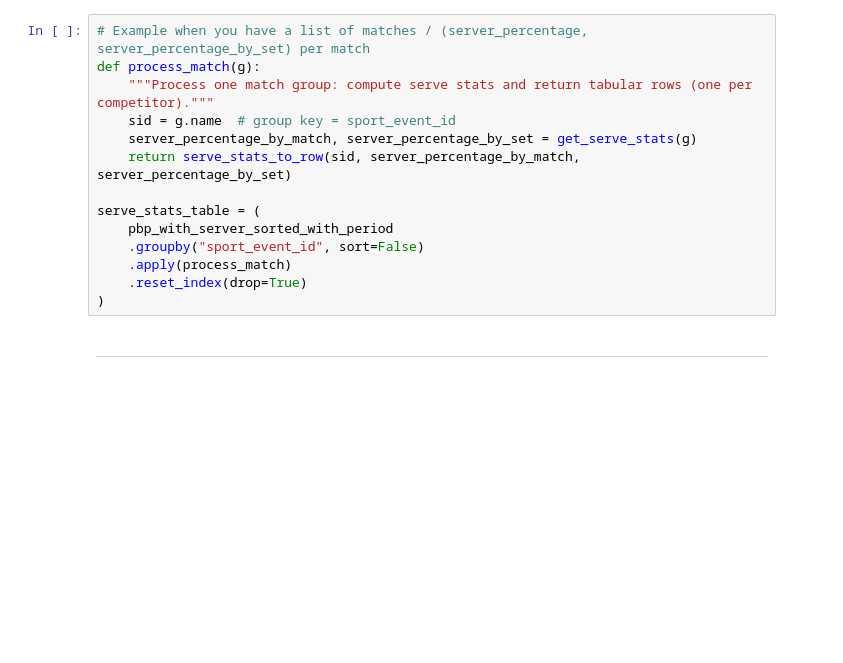
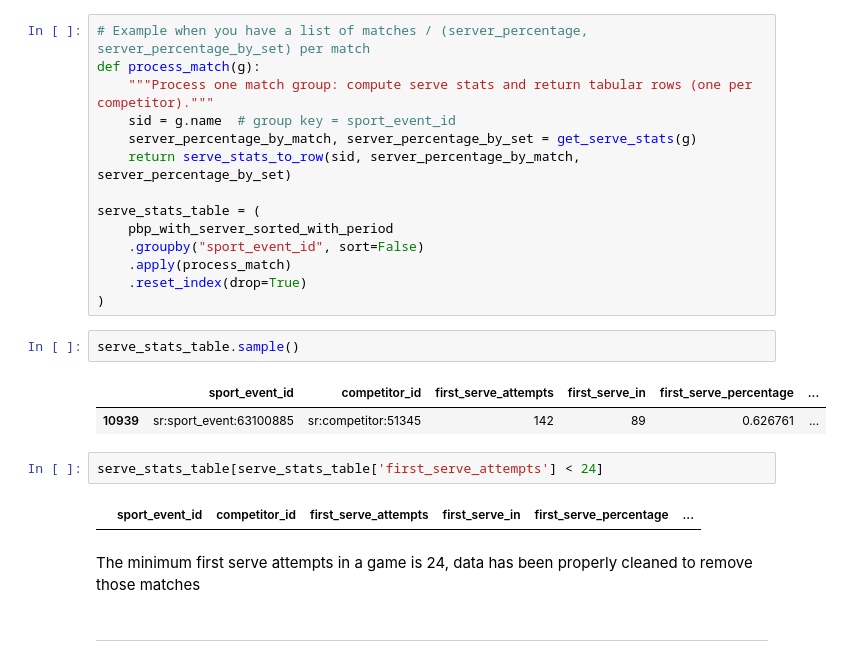
Before and after one commit to mattholden/tennis-origination, a Jupyter notebook: first_set_markets/first_serve_percentage.ipynb, the cells around one changed output. Drawn from its saved outputs; the diff is of its cells as text; blank space fills up the shorter version.

```diff
--- a/first_set_markets/first_serve_percentage.ipynb
+++ b/first_set_markets/first_serve_percentage.ipynb
@@ -357,5 +404,16 @@ serve_stats_table = (
     .apply(process_match)
     .reset_index(drop=True)
 )
+# %%
+serve_stats_table.sample()
+# %% [output]
+|  | sport_event_id | competitor_id | first_serve_attempts | first_serve_in | first_serve_percentage | ... |
+| 10939 | sr:sport_event:63100885 | sr:competitor:51345 | 142 | 89 | 0.626761 | ... |
+# %%
+serve_stats_table[serve_stats_table['first_serve_attempts'] < 24]
+# %% [output]
+|  | sport_event_id | competitor_id | first_serve_attempts | first_serve_in | first_serve_percentage | ... |
+# %% [markdown]
+The minimum first serve attempts in a game is 24, data has been properly cleaned to remove those matches
 # %% [markdown]
 ________
```
Also changed, not shown: parts of 17 cells of this notebook.
